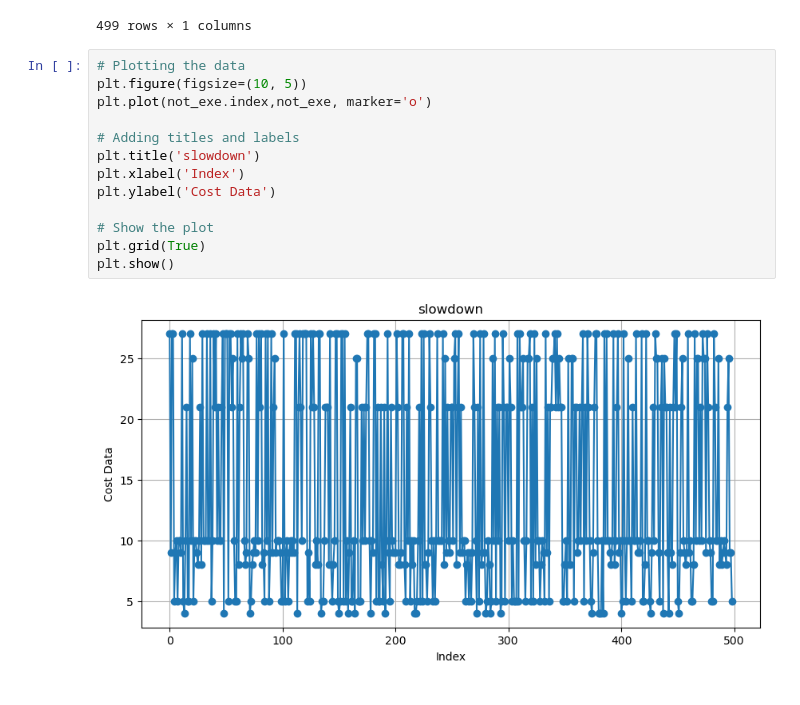
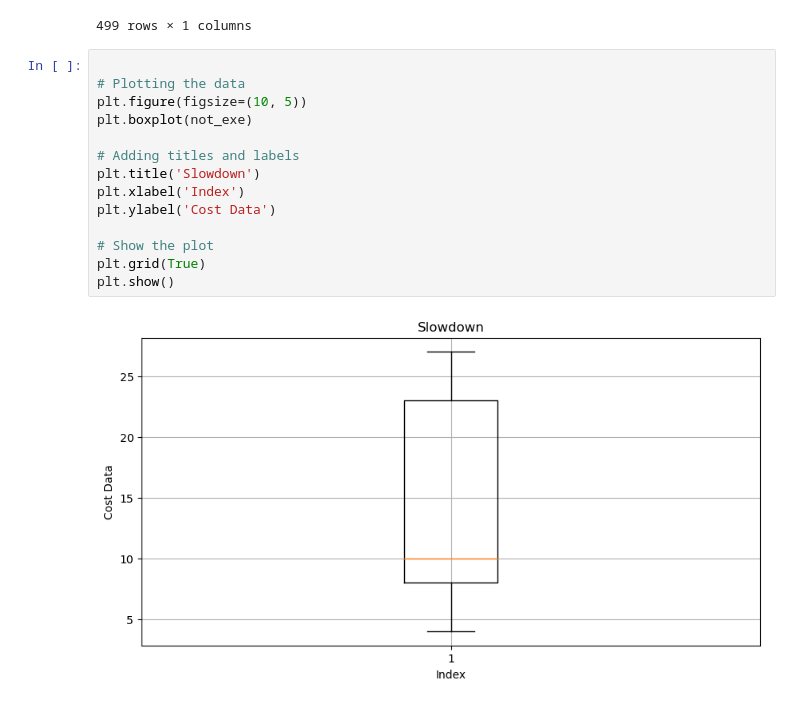
Before and after one commit to stathis99/AnTolerant-DeepRM, a Jupyter notebook: Experiments/Experiment2_DeepRm_WithAnomalies/eda.ipynb, the cells around one changed output. Cells and saved outputs as stored; diff of their text form.

```diff
--- a/Experiments/Experiment2_DeepRm_WithAnomalies/eda.ipynb
+++ b/Experiments/Experiment2_DeepRm_WithAnomalies/eda.ipynb
@@ -81,17 +84,18 @@ not_exe
 | 498 | 5 |
 499 rows × 1 columns
 # %%
+
 # Plotting the data
 plt.figure(figsize=(10, 5))
-plt.plot(not_exe.index,not_exe, marker='o')
+plt.boxplot(not_exe)
 
 # Adding titles and labels
-plt.title('slowdown')
+plt.title('Slowdown')
 plt.xlabel('Index')
 plt.ylabel('Cost Data')
 
 # Show the plot
 plt.grid(True)
 plt.show()
 # %% [output]
-[figure, old version]
+[figure, new version]
```
Also changed, not shown: parts of 1 cell of this notebook, 3 other files.
